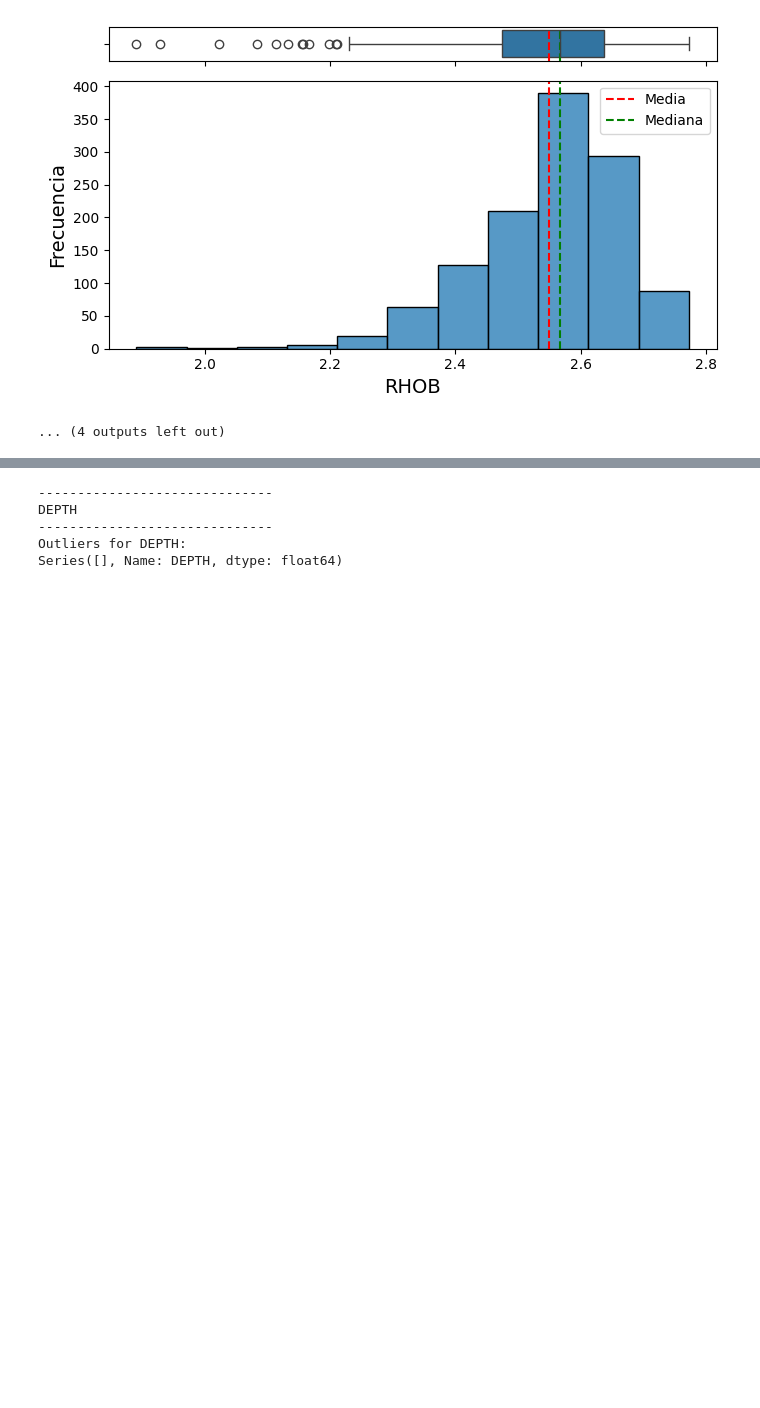
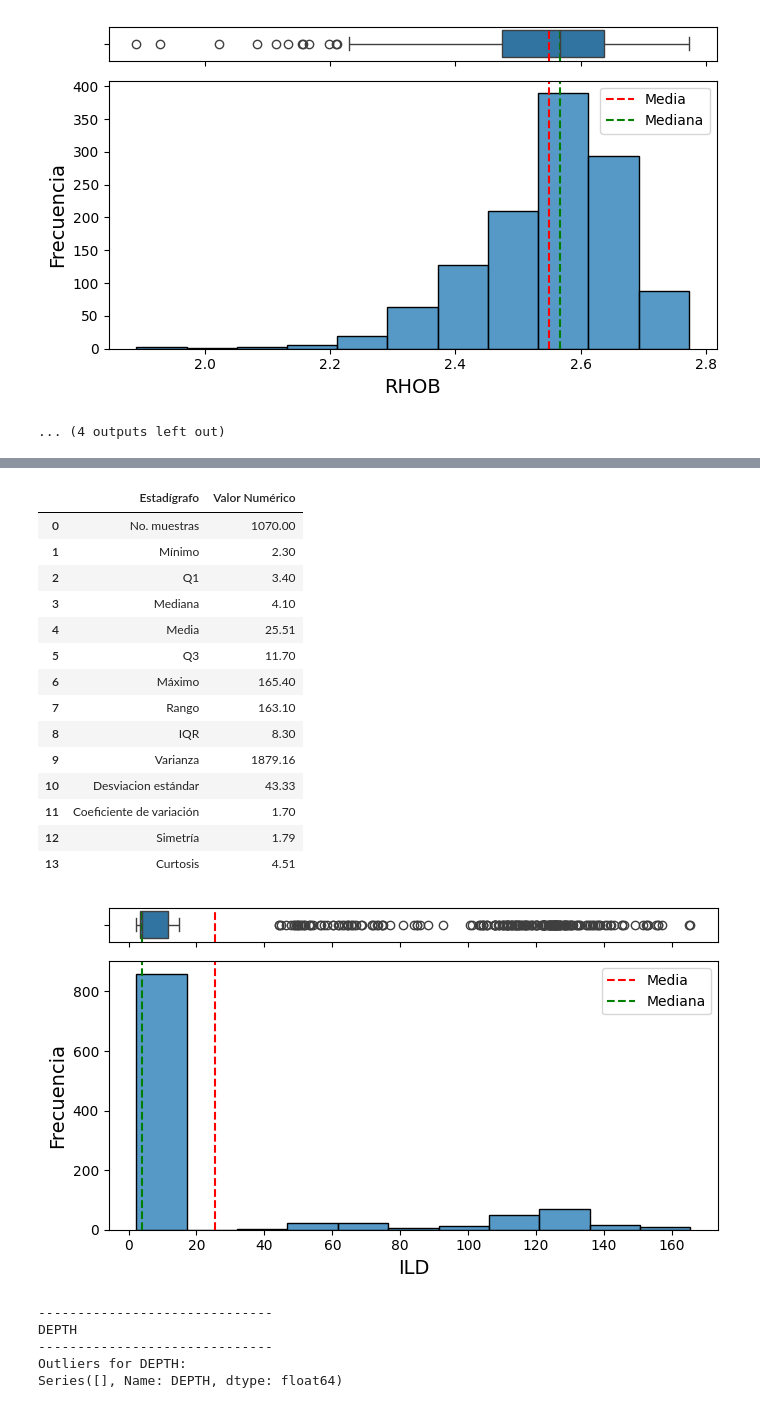
Before and after one commit to smoralesc91/DataScience2024, a Jupyter notebook: T1_mod_ver1.ipynb, the cells around one changed output, grey strips where cells are left out. Saved outputs shown, nothing was run; the diff lists cells and outputs as text; code cells hidden in the pictures; blank space fills up the shorter version.

```diff
--- a/T1_mod_ver1.ipynb
+++ b/T1_mod_ver1.ipynb
@@ -456,3 +515,28 @@ print(estadistica_basica(data['RHOB']))
+# %%
+outliers1 = outliers_iqr_mod(data_sin_outliers['ILD'])
+
+data_sin_outliers1 = data_sin_outliers1[~data_sin_outliers1.isin(outliers1)].dropna()
+
+plot_boxplot_histogram(data_sin_outliers1['ILD'])
+
+estadistica_basica(data_sin_outliers1['ILD'])
+# %% [output]
+|  | Estadígrafo | Valor Numérico |
+| 0 | No. muestras | 1070.00 |
+| 1 | Mínimo | 2.30 |
+| 2 | Q1 | 3.40 |
+| 3 | Mediana | 4.10 |
+| 4 | Media | 25.51 |
+| 5 | Q3 | 11.70 |
+| 6 | Máximo | 165.40 |
+| 7 | Rango | 163.10 |
+| 8 | IQR | 8.30 |
+| 9 | Varianza | 1879.16 |
+| 10 | Desviacion estándar | 43.33 |
+| 11 | Coeficiente de variación | 1.70 |
+| 12 | Simetría | 1.79 |
+| 13 | Curtosis | 4.51 |
+[figure, added]
 # %%
 def identify_outliers(data):
     q1 = data.quantile(0.25)
```
Also changed, not shown: parts of 9 cells of this notebook.
